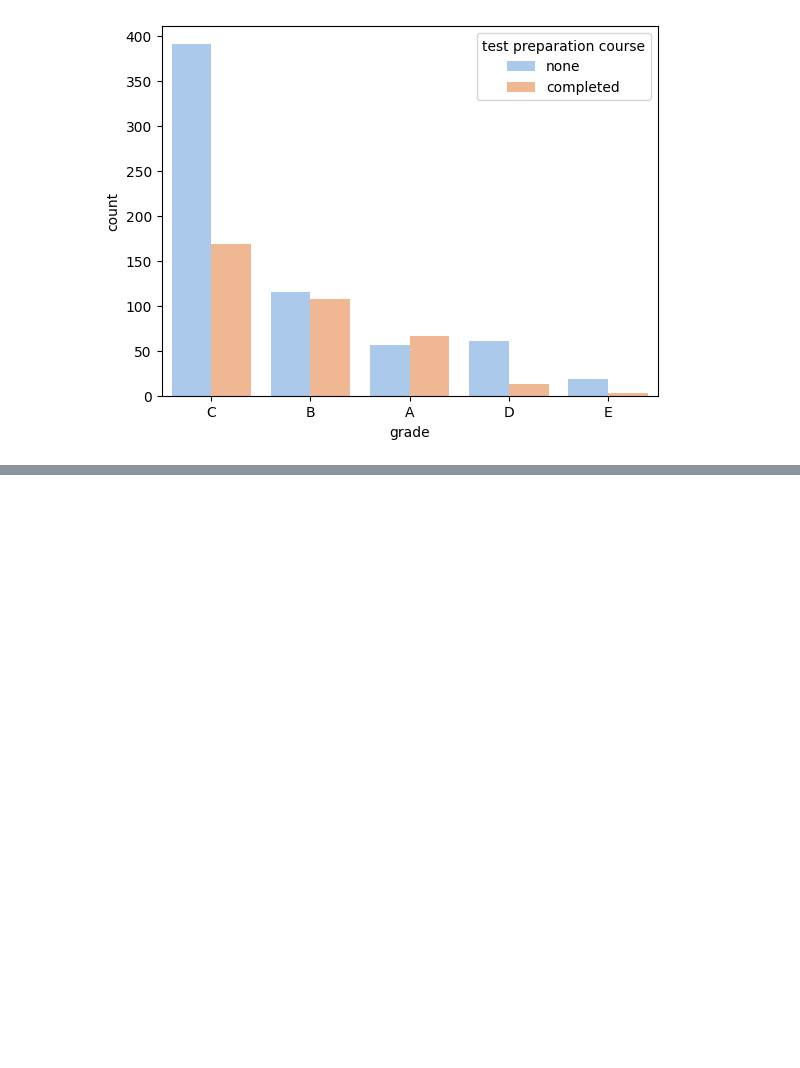
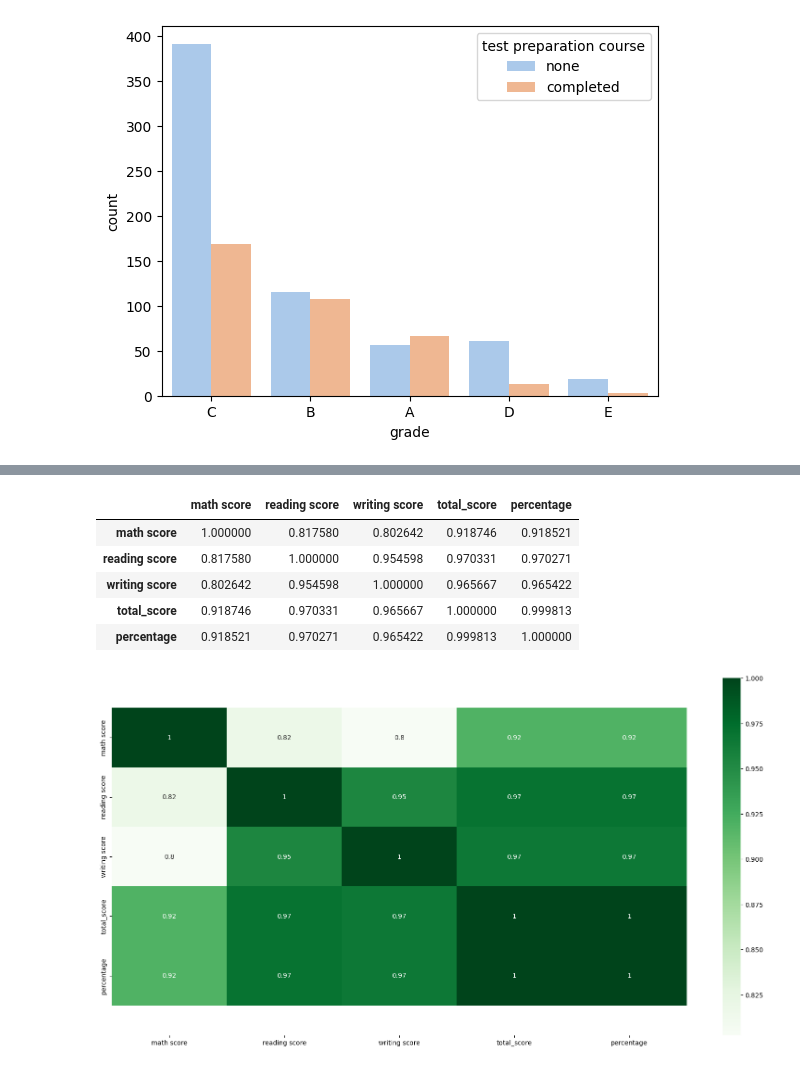
Before and after one commit to RaoFaris/Student-Performance-Analytics-Marks-Prediction-Rules-Engine-non-ML-, a Jupyter notebook: StudentsPerformance.ipynb, the cells around one changed output, grey strips where cells are left out. Cells and saved outputs as stored; diff of their text form; code cells hidden in the pictures; blank space fills up the shorter version.

```diff
--- a/StudentsPerformance.ipynb
+++ b/StudentsPerformance.ipynb
@@ -171,0 +208,20 @@ plt.show()
+# %%
+plt.figure(figsize=(20,10))
+plt.rcParams['figure.figsize']=(18,16)
+
+numeric_cols=sp.select_dtypes(include=np.number)
+sp_corr=numeric_cols.corr()
+
+ax=sns.heatmap(sp_corr,annot=True, cmap="Greens")
+bottom,top,=ax.get_ylim()
+ax.set_ylim(bottom+0.5,top-0.5)
+
+sp_corr
+# %% [output]
+|  | math score | reading score | writing score | total_score | percentage |
+| math score | 1.000000 | 0.817580 | 0.802642 | 0.918746 | 0.918521 |
+| reading score | 0.817580 | 1.000000 | 0.954598 | 0.970331 | 0.970271 |
+| writing score | 0.802642 | 0.954598 | 1.000000 | 0.965667 | 0.965422 |
+| total_score | 0.918746 | 0.970331 | 0.965667 | 1.000000 | 0.999813 |
+| percentage | 0.918521 | 0.970271 | 0.965422 | 0.999813 | 1.000000 |
+[figure, added]
```
Also changed, not shown: parts of 3 cells of this notebook.
